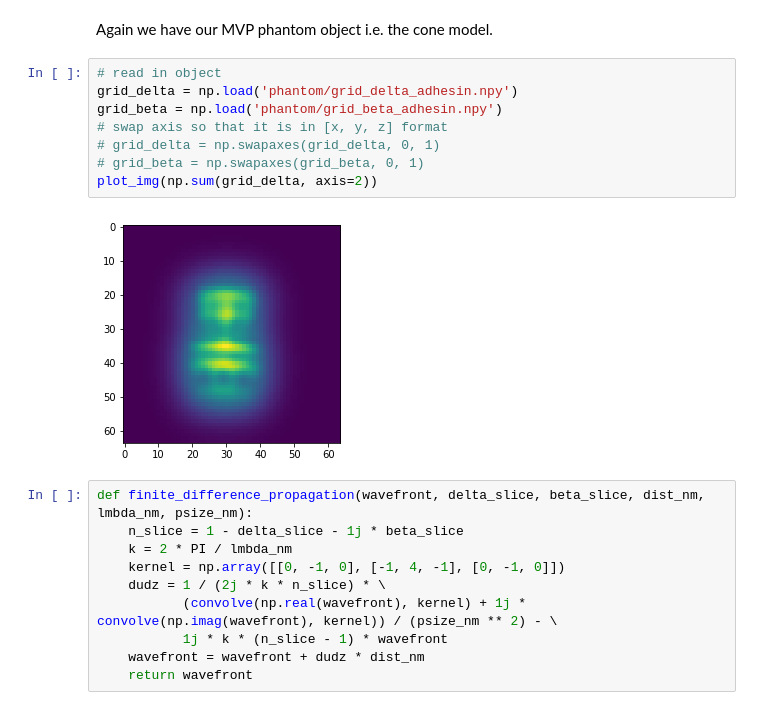
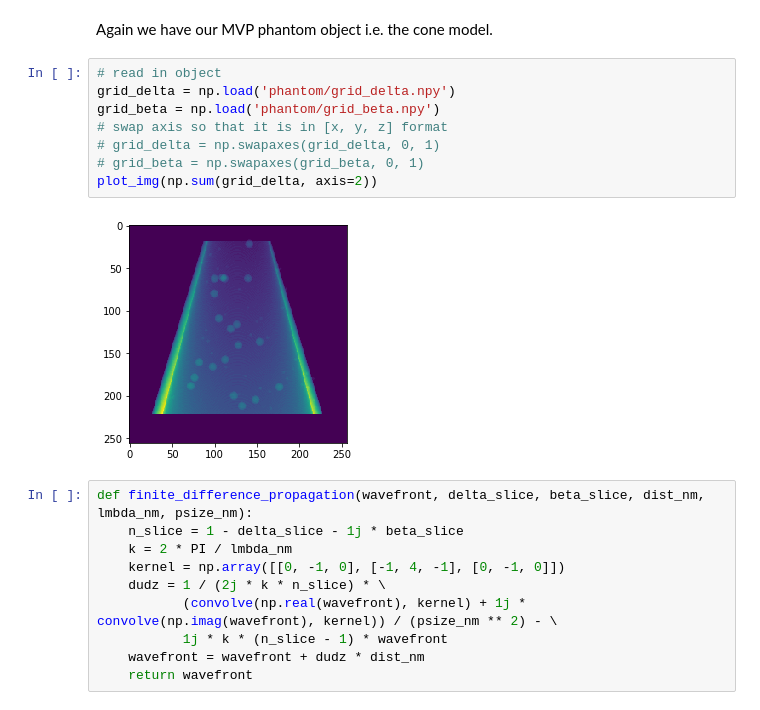
Before and after one commit to mdw771/instructive_ipython_notebooks, a Jupyter notebook: finite_difference_propagation.ipynb, the cells around one changed output. Cells and saved outputs as stored; diff of their text form.

```diff
--- a/finite_difference_propagation.ipynb
+++ b/finite_difference_propagation.ipynb
@@ -38,14 +38,14 @@ def plot_mod_and_phase(arr, figsize=(12, 5), title=None, unwrap=False):
 Again we have our MVP phantom object i.e. the cone model.
 # %%
 # read in object
-grid_delta = np.load('phantom/grid_delta_adhesin.npy')
-grid_beta = np.load('phantom/grid_beta_adhesin.npy')
+grid_delta = np.load('phantom/grid_delta.npy')
+grid_beta = np.load('phantom/grid_beta.npy')
 # swap axis so that it is in [x, y, z] format
 # grid_delta = np.swapaxes(grid_delta, 0, 1)
 # grid_beta = np.swapaxes(grid_beta, 0, 1)
 plot_img(np.sum(grid_delta, axis=2))
 # %% [output]
-[figure, old version]
+[figure, new version]
 # %%
 def finite_difference_propagation(wavefront, delta_slice, beta_slice, dist_nm, lmbda_nm, psize_nm):
     n_slice = 1 - delta_slice - 1j * beta_slice
```
Also changed, not shown: parts of 3 cells of this notebook.
